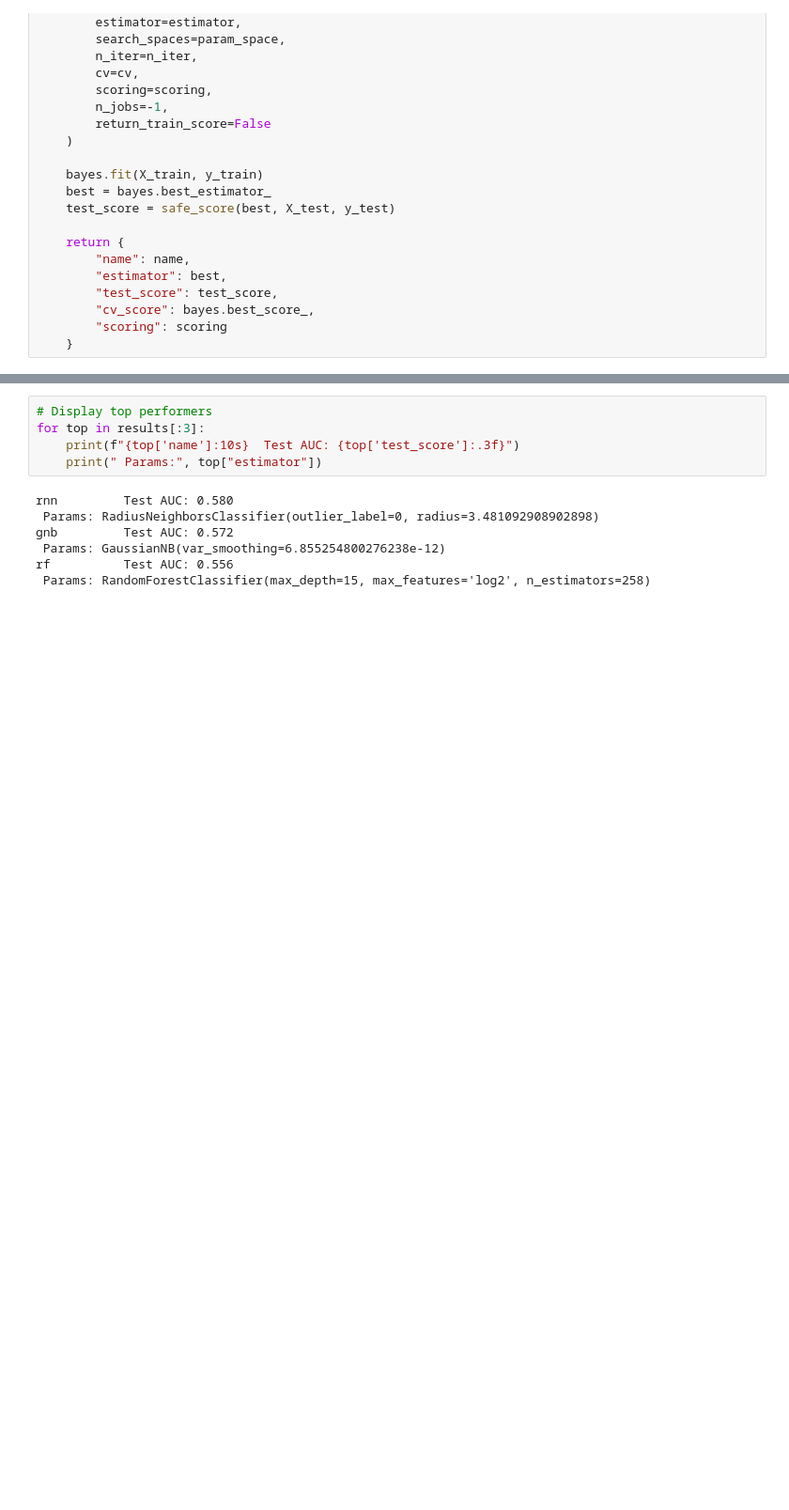
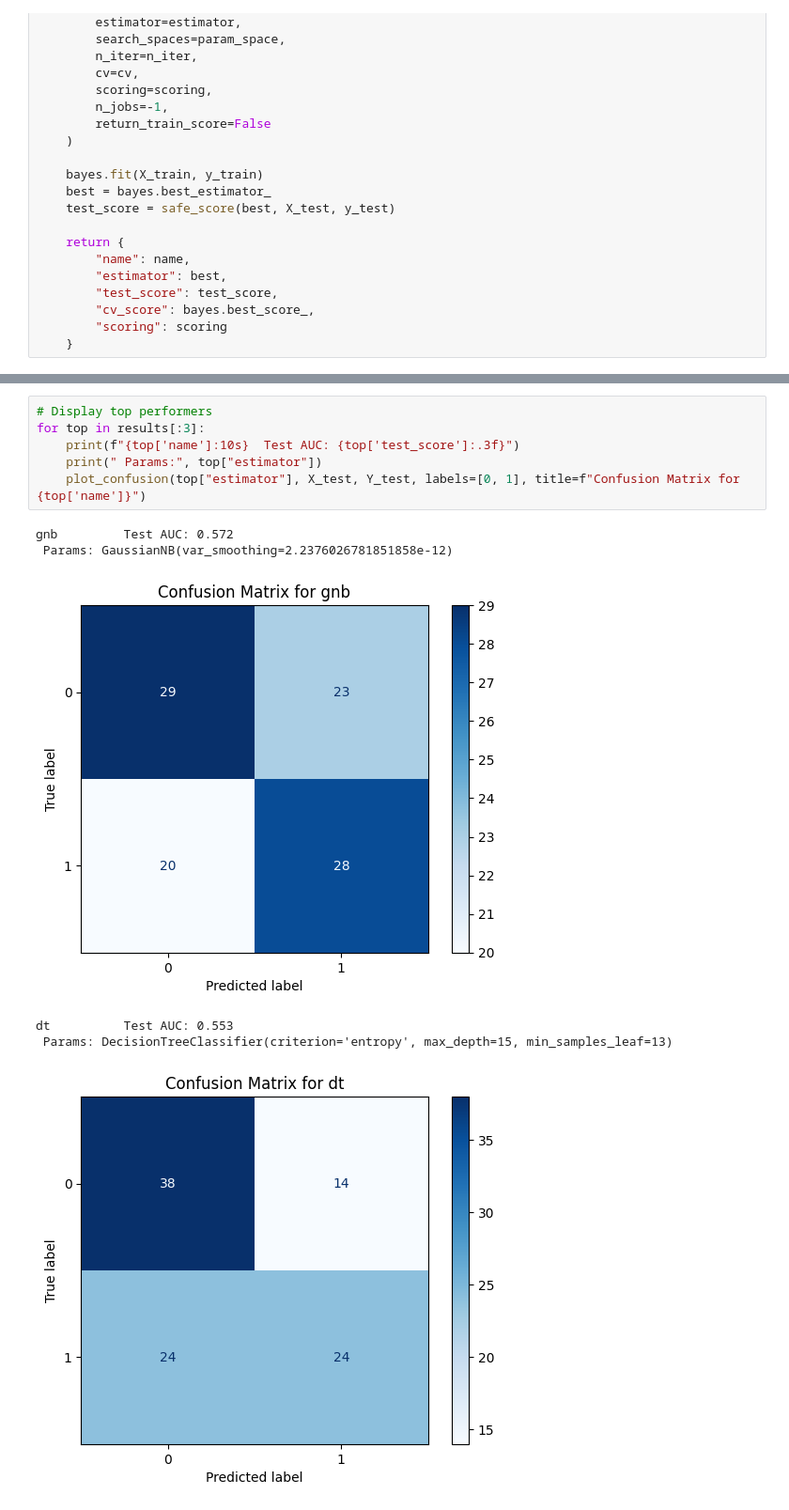
Before and after one commit to uripont/arrhythmia-origin-predictor, a Jupyter notebook: final_train.ipynb, the cells around one changed output, grey strips where cells are left out. Shown at 94% size. Drawn from its saved outputs; the diff is of its cells as text; blank space fills up the shorter version.

```diff
--- a/final_train.ipynb
+++ b/final_train.ipynb
@@ -687,12 +719,13 @@ results.sort(key=lambda r: r["test_score"], reverse=True)
 # %%
 # Display top performers
 for top in results[:3]:
     print(f"{top['name']:10s}  Test AUC: {top['test_score']:.3f}")
     print(" Params:", top["estimator"])
+    plot_confusion(top["estimator"], X_test, Y_test, labels=[0, 1], title=f"Confusion Matrix for {top['name']}")
 # %% [output]
-rnn         Test AUC: 0.580
- Params: RadiusNeighborsClassifier(outlier_label=0, radius=3.481092908902898)
 gnb         Test AUC: 0.572
- Params: GaussianNB(var_smoothing=6.855254800276238e-12)
-rf          Test AUC: 0.556
- Params: RandomForestClassifier(max_depth=15, max_features='log2', n_estimators=258)
+ Params: GaussianNB(var_smoothing=2.2376026781851858e-12)
+[figure, added]
+dt          Test AUC: 0.553
+ Params: DecisionTreeClassifier(criterion='entropy', max_depth=15, min_samples_leaf=13)
+[figure, added]
```
Also changed, not shown: parts of 8 cells of this notebook.
